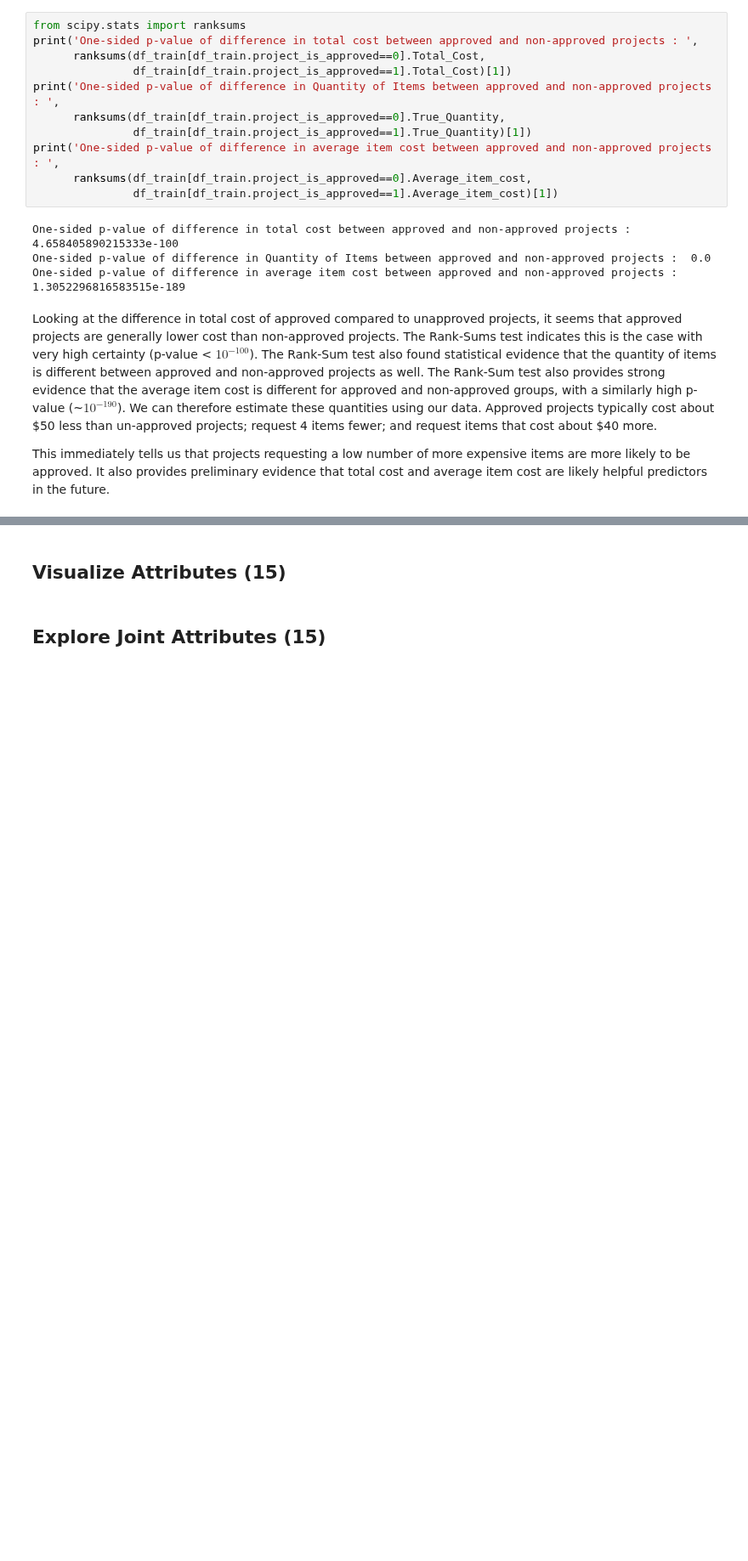
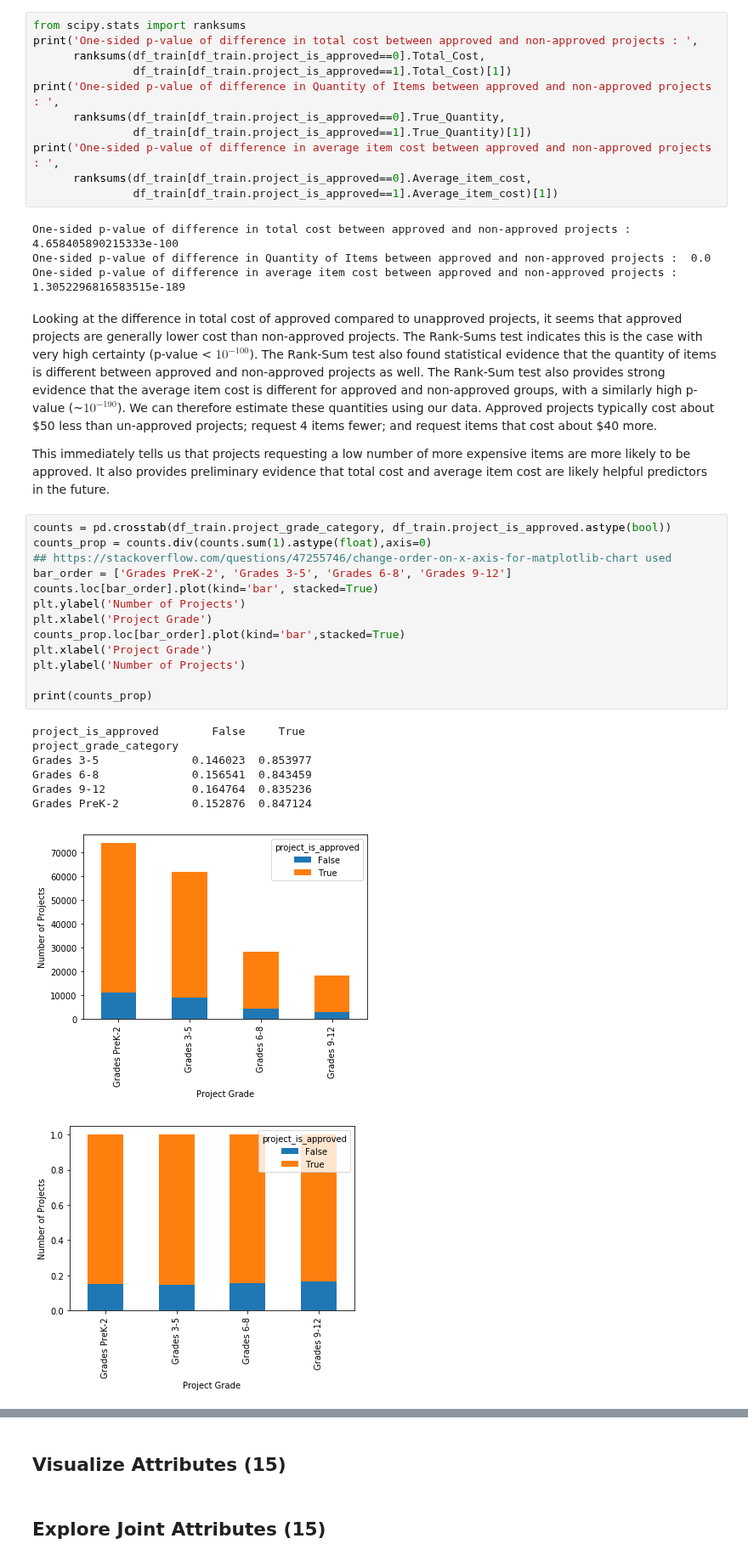
Before and after one commit to davestroud/DataMining_SMU, a Jupyter notebook: Template.ipynb, the cells around one changed output, grey strips where cells are left out. Shown at 85% size. Saved outputs shown, nothing was run; the diff lists cells and outputs as text; blank space fills up the shorter version.

```diff
--- a/Template.ipynb
+++ b/Template.ipynb
@@ -361,3 +361,25 @@ One-sided p-value of difference in average item cost between approved and non-ap
 Looking at the difference in total cost of approved compared to unapproved projects, it seems that approved projects are generally lower cost than non-approved projects. The Rank-Sums test indicates this is the case with very high certainty (p-value < $10^{-100}$). The Rank-Sum test also found statistical evidence that the quantity of items is different between approved and non-approved projects as well. The Rank-Sum test also provides strong evidence that the average item cost is different for approved and non-approved groups, with a similarly high p-value (~$10^{-190}$). We can therefore estimate these quantities using our data. Approved projects typically cost about \$50 less than un-approved projects; request 4 items fewer; and request items that cost about \$40 more.
 
 This immediately tells us that projects requesting a low number of more expensive items are more likely to be approved. It also provides preliminary evidence that total cost and average item cost are likely helpful predictors in the future.
+# %%
+counts = pd.crosstab(df_train.project_grade_category, df_train.project_is_approved.astype(bool))
+counts_prop = counts.div(counts.sum(1).astype(float),axis=0)
+## https://stackoverflow.com/questions/47255746/change-order-on-x-axis-for-matplotlib-chart used
+bar_order = ['Grades PreK-2', 'Grades 3-5', 'Grades 6-8', 'Grades 9-12']
+counts.loc[bar_order].plot(kind='bar', stacked=True)
+plt.ylabel('Number of Projects')
+plt.xlabel('Project Grade')
+counts_prop.loc[bar_order].plot(kind='bar',stacked=True)
+plt.xlabel('Project Grade')
+plt.ylabel('Number of Projects')
+
+print(counts_prop)
+# %% [output]
+project_is_approved        False     True
+project_grade_category
+Grades 3-5              0.146023  0.853977
+Grades 6-8              0.156541  0.843459
+Grades 9-12             0.164764  0.835236
+Grades PreK-2           0.152876  0.847124
+[figure, added]
+[figure, added]
```
Also changed, not shown: parts of 1 cell of this notebook.
